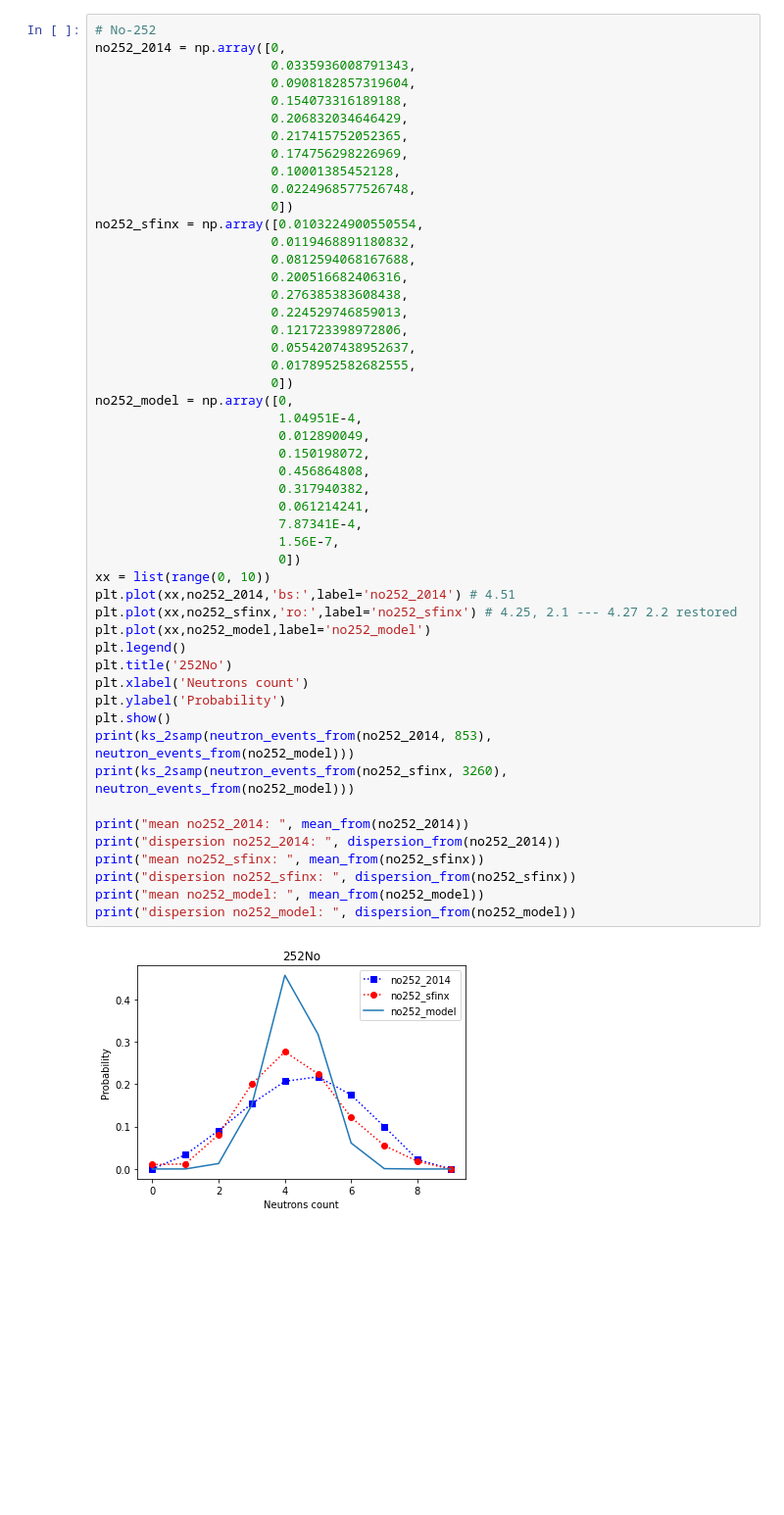
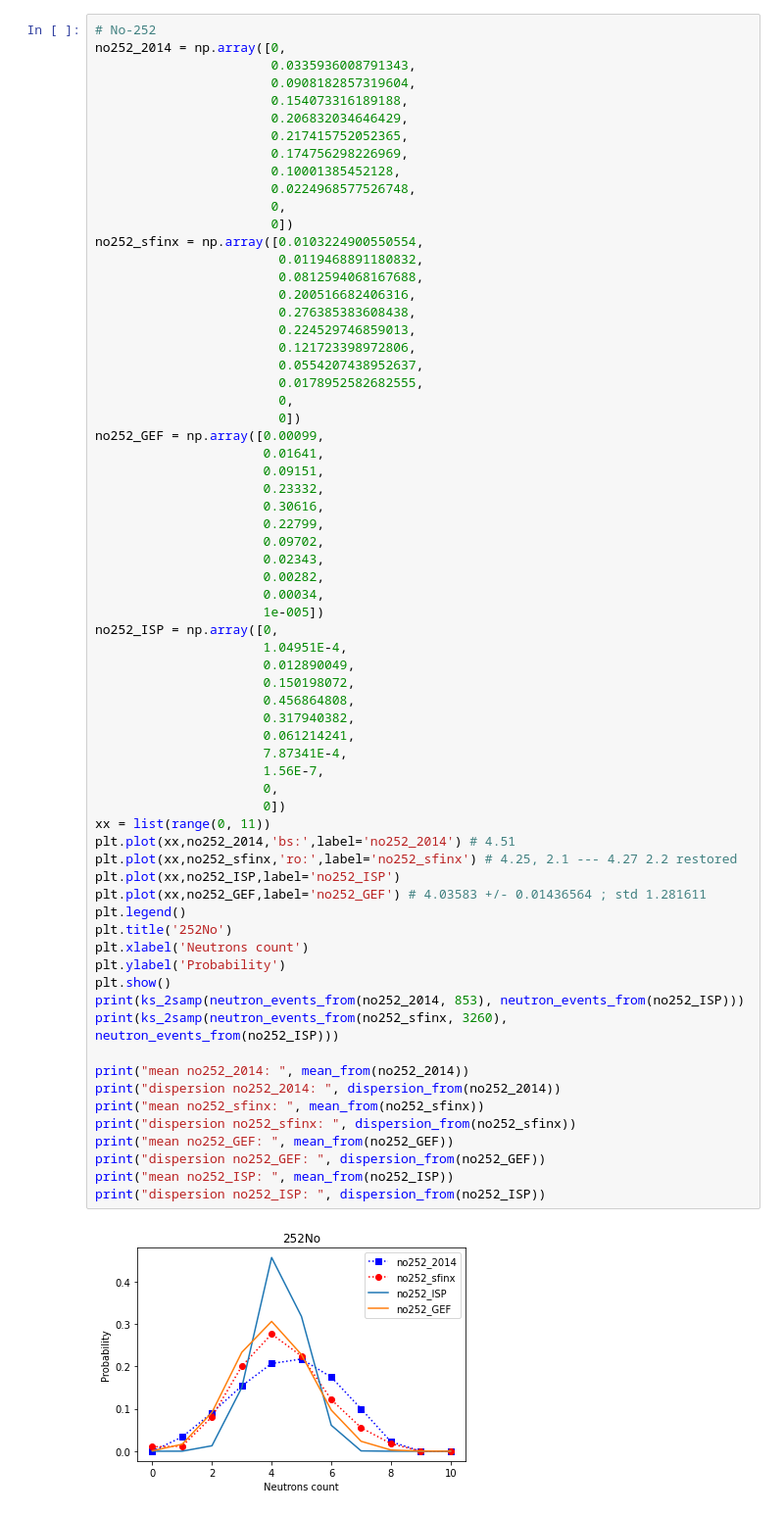
Before and after one commit to siberianisaev/NeutronBarrel, a Jupyter notebook: Python/KStest.ipynb, the cells around one changed output. Shown at 98% size. Saved outputs shown, nothing was run; the diff lists cells and outputs as text; blank space fills up the shorter version.

Commit message:
GEF model

```diff
--- a/Python/KStest.ipynb
+++ b/Python/KStest.ipynb
@@ -260,52 +283,69 @@ dispersion cf252_model:  1.2615190278938808
 # %%
 # No-252
 no252_2014 = np.array([0,
                        0.0335936008791343,
                        0.0908182857319604,
                        0.154073316189188,
                        0.206832034646429,
                        0.217415752052365,
                        0.174756298226969,
                        0.10001385452128,
                        0.0224968577526748,
+                       0,
                        0])
 no252_sfinx = np.array([0.0103224900550554,
-                       0.0119468891180832,
-                       0.0812594068167688,
-                       0.200516682406316,
-                       0.276385383608438,
-                       0.224529746859013,
-                       0.121723398972806,
-                       0.0554207438952637,
-                       0.0178952582682555,
-                       0])
-no252_model = np.array([0,
-                        1.04951E-4,
-                        0.012890049,
-                        0.150198072,
-                        0.456864808,
-                        0.317940382,
-                        0.061214241,
-                        7.87341E-4,
-                        1.56E-7,
+                        0.0119468891180832,
+                        0.0812594068167688,
+                        0.200516682406316,
+                        0.276385383608438,
+                        0.224529746859013,
+                        0.121723398972806,
+                        0.0554207438952637,
+                        0.0178952582682555,
+                        0,
                         0])
-xx = list(range(0, 10))
+no252_GEF = np.array([0.00099,
+                      0.01641,
+                      0.09151,
+                      0.23332,
+                      0.30616,
+                      0.22799,
+                      0.09702,
+                      0.02343,
+                      0.00282,
+                      0.00034,
+                      1e-005])
+no252_ISP = np.array([0,
+                      1.04951E-4,
+                      0.012890049,
+                      0.150198072,
+                      0.456864808,
+                      0.317940382,
+                      0.061214241,
+                      7.87341E-4,
+                      1.56E-7,
+                      0,
+                      0])
+xx = list(range(0, 11))
 plt.plot(xx,no252_2014,'bs:',label='no252_2014') # 4.51
 plt.plot(xx,no252_sfinx,'ro:',label='no252_sfinx') # 4.25, 2.1 --- 4.27 2.2 restored
-plt.plot(xx,no252_model,label='no252_model')
+plt.plot(xx,no252_ISP,label='no252_ISP')
+plt.plot(xx,no252_GEF,label='no252_GEF') # 4.03583 +/- 0.01436564 ; std 1.281611
 plt.legend()
 plt.title('252No')
 plt.xlabel('Neutrons count')
 plt.ylabel('Probability')
 plt.show()
-print(ks_2samp(neutron_events_from(no252_2014, 853), neutron_events_from(no252_model)))
-print(ks_2samp(neutron_events_from(no252_sfinx, 3260), neutron_events_from(no252_model)))
+print(ks_2samp(neutron_events_from(no252_2014, 853), neutron_events_from(no252_ISP)))
+print(ks_2samp(neutron_events_from(no252_sfinx, 3260), neutron_events_from(no252_ISP)))
 
 print("mean no252_2014: ", mean_from(no252_2014))
 print("dispersion no252_2014: ", dispersion_from(no252_2014))
 print("mean no252_sfinx: ", mean_from(no252_sfinx))
 print("dispersion no252_sfinx: ", dispersion_from(no252_sfinx))
-print("mean no252_model: ", mean_from(no252_model))
-print("dispersion no252_model: ", dispersion_from(no252_model))
+print("mean no252_GEF: ", mean_from(no252_GEF))
+print("dispersion no252_GEF: ", dispersion_from(no252_GEF))
+print("mean no252_ISP: ", mean_from(no252_ISP))
+print("dispersion no252_ISP: ", dispersion_from(no252_ISP))
 # %% [output]
-[figure, old version]
+[figure, new version]
```
Also changed, not shown: parts of 6 cells of this notebook.
